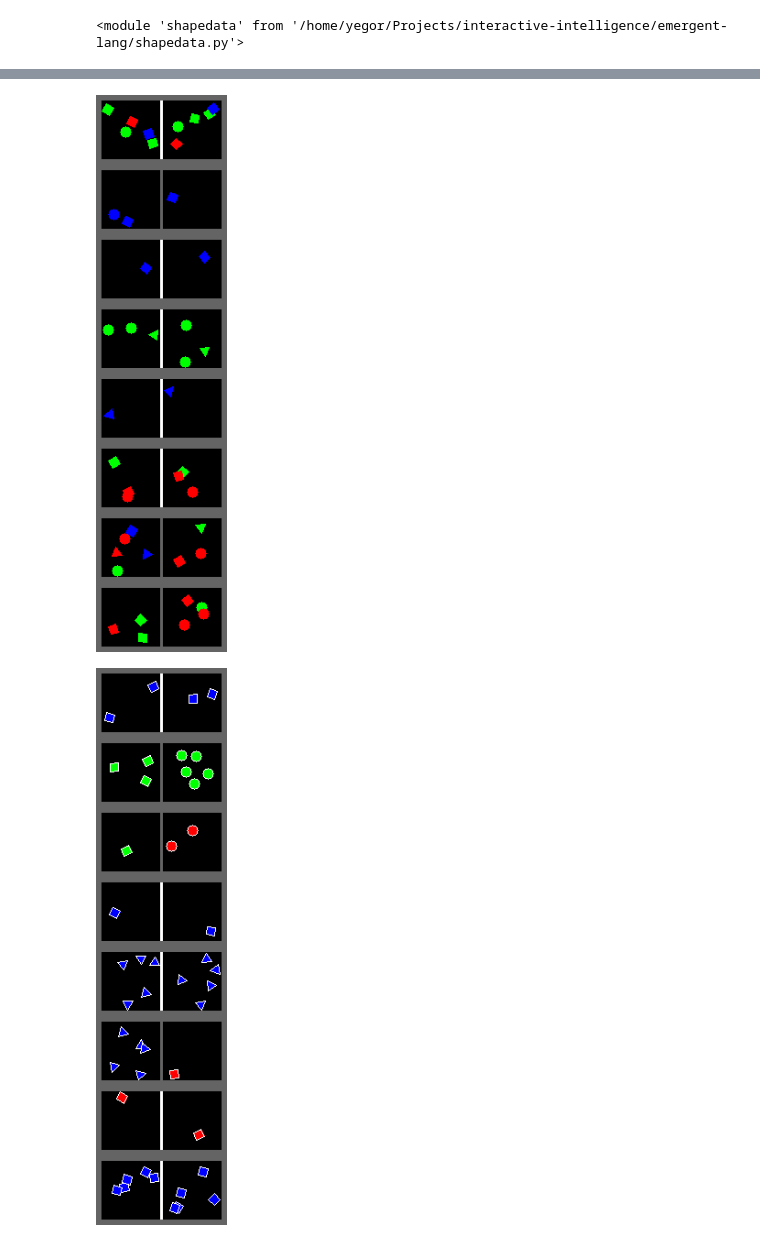
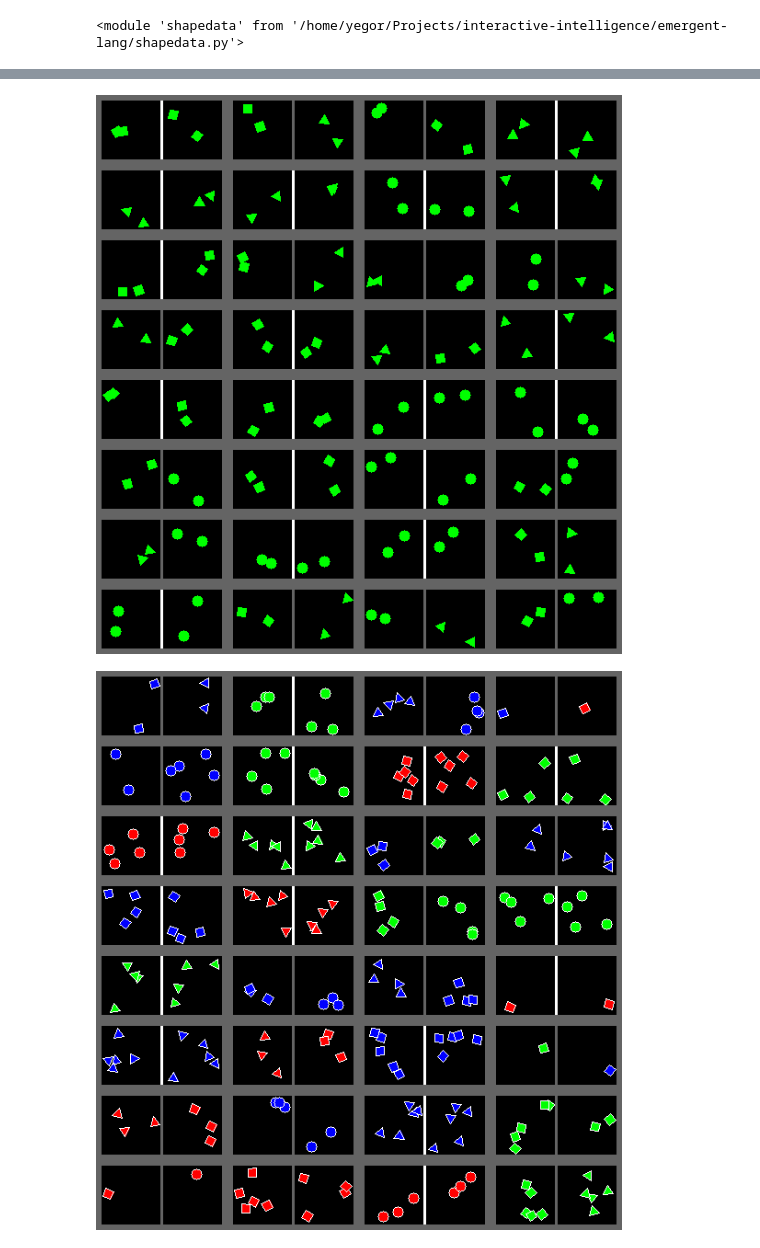
Before and after one commit to interactive-intelligence/emergent-lang, a Jupyter notebook: shapedata-demo.ipynb, the cells around one changed output, grey strips where cells are left out. Drawn from its saved outputs; the diff is of its cells as text; code cells hidden in the pictures.

Commit message:
OOP ShapeData refactor

```diff
--- a/shapedata-demo.ipynb
+++ b/shapedata-demo.ipynb
@@ -25,14 +32,34 @@ Image.fromarray(images[0])
 # %%
-data = shapedata.ShapeData(256, 64)
-shapedata.demo_dataset(data, shape=(8,1))
+data = shapedata.ExcludeShapeData(
+    256, 64,
+    exclude_shapes={ # exclude non-green shapes
+        shapedata.Shape('triangle', (255, 0, 0)),
+        shapedata.Shape('circle', (255, 0, 0)),
+        shapedata.Shape('square', (255, 0, 0)),
+        shapedata.Shape('triangle', (0, 0, 255)),
+        shapedata.Shape('circle', (0, 0, 255)),
+        shapedata.Shape('square', (0, 0, 255)),
+    },
+    exclude_lists=[ # exclude mismatched combinations of shapes
+        [shapedata.Shape('circle', (0, 255, 0)),
+         shapedata.Shape('square', (0, 255, 0)),],
+        [shapedata.Shape('triangle', (0, 255, 0)),
+        shapedata.Shape('square', (0, 255, 0)),],
+        [shapedata.Shape('triangle', (0, 255, 0)),
+        shapedata.Shape('circle', (0, 255, 0)),],
+    ],
+    min_shapes=2, max_shapes=2,
+)
+shapedata.demo_dataset(data, shape=(8,4))
 # %% [output]
-[figure, old version]
+[figure, new version]
 # %%
-data = shapedata.ShapeData(256, 64, outline=(255,255,255), alec_mode=True)
+data = shapedata.AlecModeShapeData(
+    256, 64, outline=(255,255,255), strong=True)
 (x1, x1_shapes), (x2, x2_shapes), y = data.create_batch()
-shapedata.demo_dataset(data, shape=(8,1))
+shapedata.demo_dataset(data, shape=(8,4))
 # %% [output]
-[figure, old version]
+[figure, new version]
 # %%
 data = shapedata.ShapeData(256, 64, shape_colors=shapedata.pick_random_color)
 (x1, x1_shapes), (x2, x2_shapes), y = data.create_batch()
```
Also changed, not shown: parts of 4 cells of this notebook, 1 other file.
